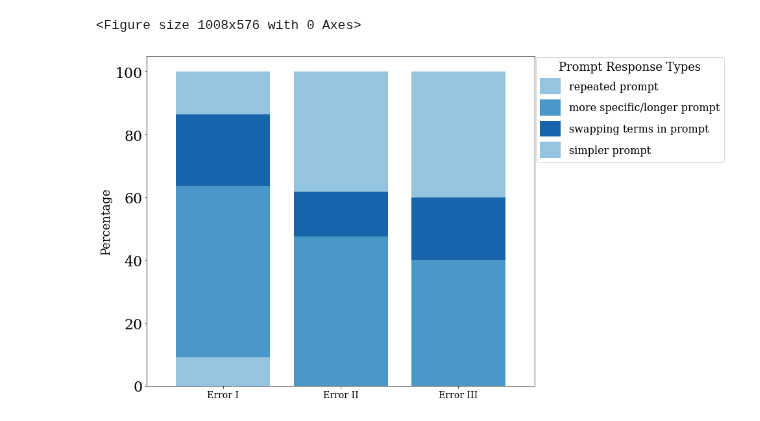
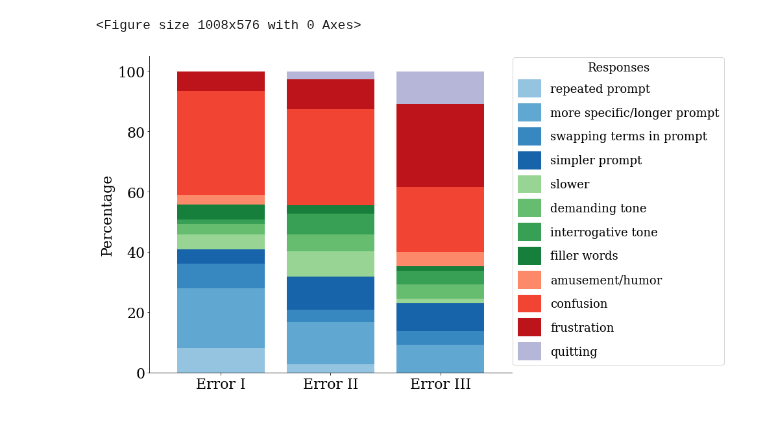
Before and after one commit to IRL-CT/badrobotsIRL, a Jupyter notebook: preprocessing/annotations/plot.ipynb, the cells around one changed output. Cells and saved outputs as stored; diff of their text form; code cells hidden in the pictures.

Commit message:
updates to plots

```diff
--- a/preprocessing/annotations/plot.ipynb
+++ b/preprocessing/annotations/plot.ipynb
@@ -216,12 +121,12 @@ import matplotlib.cm as cm
 
 annotation_list = [
     #"repeated prompt", "more specific/longer prompt", "swapping terms in prompt", "simpler prompt",
-    #"slower", "demanding tone", "interrogative tone", "filler words",
-    "amusement/humor", "confusion", "frustration",
+    "slower", "demanding tone", "interrogative tone", "filler words",
+    #"amusement/humor", "confusion", "frustration",
     #"quitting"
 ]
 
-annotation_name = "Emotions"
+annotation_name = "Verbal Tone or Cadence"
 
 data = pd.read_csv('sorted_nodbot_annotations_revised.csv')
 
@@ -241,7 +146,7 @@ num_annotations = len(annotations)
 bar_width = 0.8 / num_annotations
 x_positions = np.arange(len(errors))
 
-colors = cm.Reds(np.linspace(0.4, 0.8, num_annotations))
+colors = cm.Greens(np.linspace(0.4, 0.8, num_annotations))
 
 plt.figure(figsize=(14, 8), facecolor='white')
 
@@ -256,15 +161,18 @@ for i, (annotation, color) in enumerate(zip(annotations, colors)):
 
 
 x_labels = ['Error I', 'Error II', 'Error III']
-plt.xticks(x_positions, x_labels, fontsize=18)
+plt.xticks(x_positions, x_labels, fontsize=22)
 
-plt.ylabel(f"Frequency", fontsize=20)
-plt.legend(title=annotation_name, title_fontsize=18, bbox_to_anchor=(0.60, 0.98), loc='upper left', fontsize=16, handleheight=2, handlelength=2, borderaxespad=0.1)
+plt.ylabel(f"Frequency", fontsize=22)
+plt.legend(title=annotation_name, title_fontsize=22, bbox_to_anchor=(0.65, 0.98), loc='upper left', fontsize=22, handleheight=2, handlelength=2, borderaxespad=0.1)
+
+plt.gca().spines['top'].set_visible(False)
+plt.gca().spines['right'].set_visible(False)
 
 plt.tight_layout()
 plt.rcParams.update({'font.size': 22})
 plt.rcParams.update({'font.family': 'serif'})
 
-plt.savefig(f'plots/emotion_annotations_histogram_wc.png', format='png', dpi=500)
+plt.savefig(f'plots/tone_cadence_annotations_histogram_wc.png', format='png', dpi=500)
 
 print("Plot saved.")
@@ -323,47 +228,84 @@ Plot saved.
 # %%
+import matplotlib.cm as cm
+import numpy as np
+import pandas as pd
+import matplotlib.pyplot as plt
+
 annotation_list = [
-    "repeated prompt", "more specific/longer prompt", "swapping terms in prompt", "simpler prompt"
+     "repeated prompt", "more specific/longer prompt", "swapping terms in prompt", "simpler prompt",
+     "slower", "demanding tone", "interrogative tone", "filler words",
+     "amusement/humor", "confusion", "frustration",
+     "quitting"
 ]
 
-annotation_name = "Verbal Response Types"
+categories = {
+    "verbal response": ["repeated prompt", "more specific/longer prompt", "swapping terms in prompt", "simpler prompt"],
+    "verbal tone or cadence": ["slower", "demanding tone", "interrogative tone", "filler words"],
+    "emotion": ["amusement/humor", "confusion", "frustration"],
+    "quitting": ["quitting"]
+}
 
-data = pd.read_csv('sorted_nodbot_annotations_revised.csv')
+category_colormaps = {
+    "verbal response": cm.Blues,
+    "verbal tone or cadence": cm.Greens,
+    "emotion": cm.Reds,
+    "quitting": cm.Purples
+}
+
+
+def get_shaded_colors(cmap, labels):
+    return cmap(np.linspace(0.4, 0.8, len(labels)))
+
+label_colors = {}
+for category, labels in categories.items():
+    cmap = category_colormaps[category]
+    shades = get_shaded_colors(cmap, labels)
+    label_colors.update(dict(zip(labels, shades)))
 
 data['labels'] = data['labels'].fillna("").astype(str)
-data['labels'] = data['labels'].str.split(", ").apply(lambda x: [label for label in x if label in annotation_list])
-
+data['labels'] = data['labels'].str.split(", ").apply(
+    lambda x: [label if label in annotation_list else "other" for label in x]
+)
 data = data.explode('labels')
 
 grouped_data = data.groupby(['error', 'labels']).size().unstack(fill_value=0)
+grouped_data = grouped_data.reindex(index=[1, 2, 3], fill_value=0)
 grouped_data = grouped_data.reindex(columns=annotation_list, fill_value=0)
-
-
-errors = grouped_data.index
-annotations = grouped_data.columns
-plt.figure(figsize=(14, 8), facecolor='white')
 
 grouped_data_percentage = grouped_data.div(grouped_data.sum(axis=1), axis=0) * 100
 
-colors = cm.Blues(np.linspace(0.4, 0.8, num_annotations))
-
+plt.figure(figsize=(14, 8), facecolor='white')
+colors = [label_colors[label] for label in annotation_list]
 ax = grouped_data_percentage.plot(kind='bar', stacked=True, figsize=(14, 8), width=0.8, color=colors)
 ax.set_facecolor('white')
 
 x_labels = ['Error I', 'Error II', 'Error III']
-plt.xticks(np.arange(len(errors)), x_labels, fontsize=14, rotation=0)
+plt.xticks(np.arange(len(grouped_data.index)), x_labels, fontsize=22, rotation=0)
 
-plt.xlabel(f"", fontsize=18)
-plt.ylabel(f"Percentage", fontsize=18)
+plt.xlabel("", fontsize=22)
+plt.ylabel("Percentage", fontsize=22)
 
-plt.legend(title=annotation_name, title_fontsize=18, bbox_to_anchor=(1,1), loc='upper left', fontsize=16, handleheight=2, handlelength=2, borderaxespad=0.1)
+plt.legend(
+    title="Responses",
+    title_fontsize=18,
+    bbox_to_anchor=(1, 1),
+    loc='upper left',
+    fontsize=18,
+    handleheight=2,
+    handlelength=2,
+    borderaxespad=0.1
+)
+
 
 plt.tight_layout()
 plt.rcParams.update({'font.size': 22})
 plt.rcParams.update({'font.family': 'serif'})
 
-plt.savefig(f'plots/percentage_prompt_annotations_wc.png', format='png', dpi=500, facecolor="white")
+plt.gca().spines['top'].set_visible(False)
+plt.gca().spines['right'].set_visible(False)
 
+plt.savefig('plots/percentage_annotations.png', format='png', dpi=500, facecolor="white")
 plt.show()
 # %% [output]
 <Figure size 1008x576 with 0 Axes>
-[figure, old version]
+[figure, new version]
```
Also changed, not shown: parts of 17 cells of this notebook, 15 other files.
